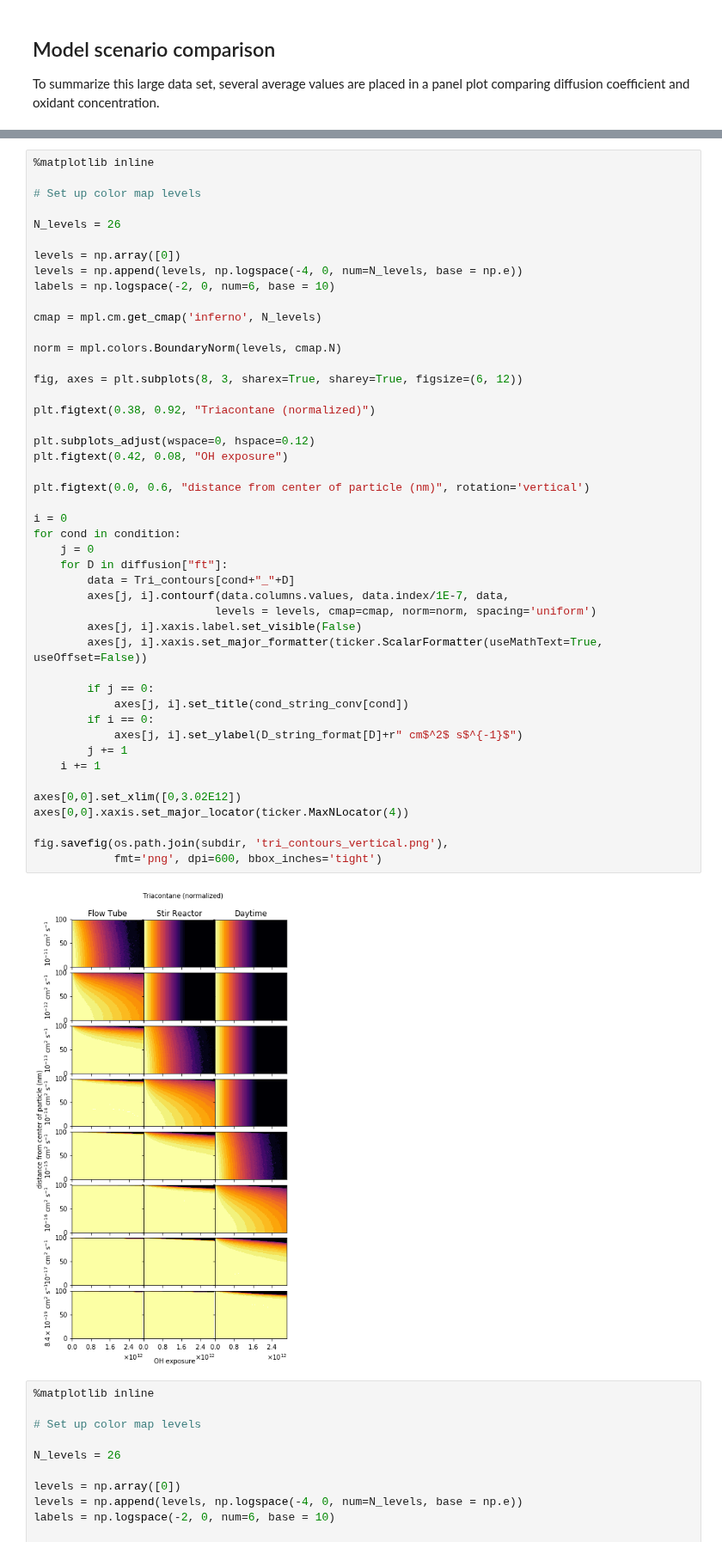
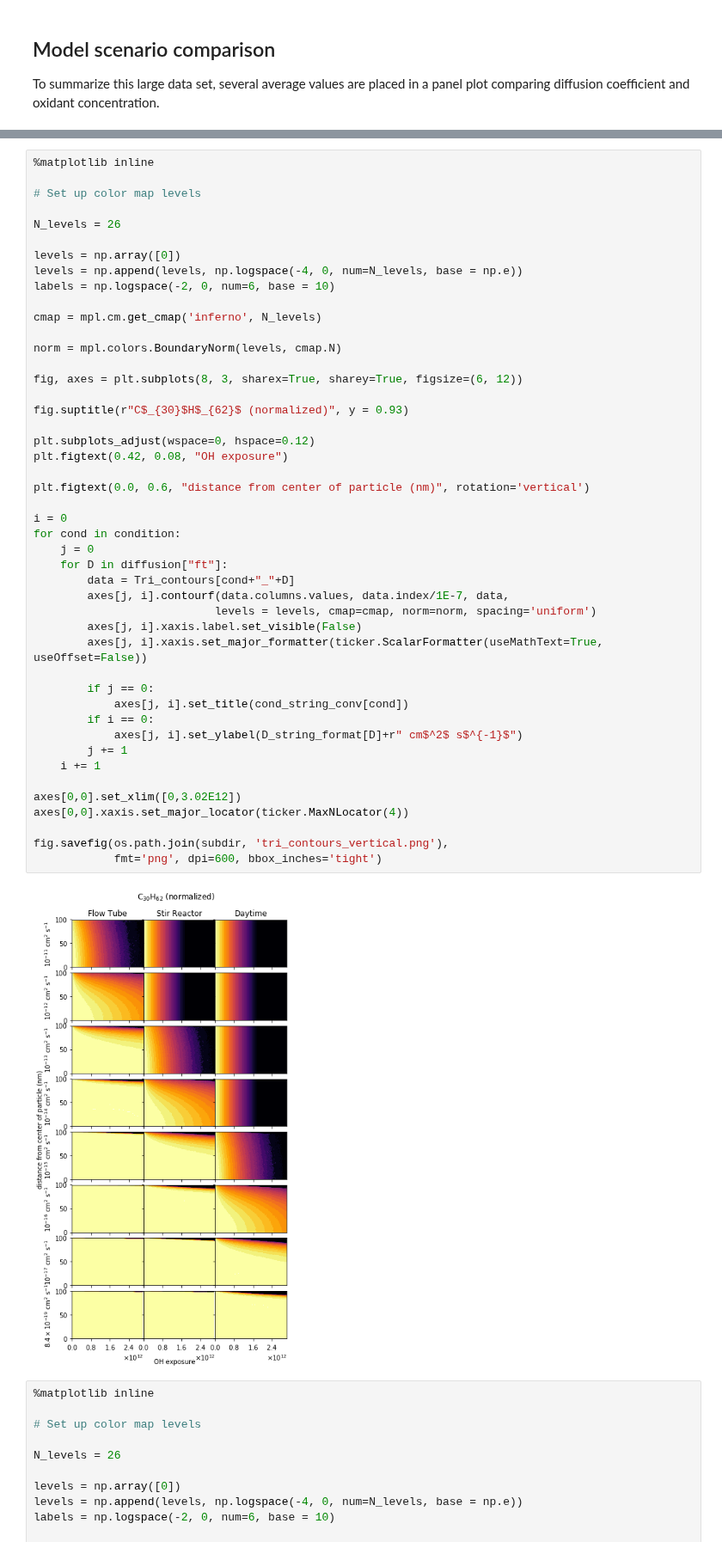
Before and after one commit to aawiegel/StackSimAnalysis, a Jupyter notebook: python/DiffusionSeries.ipynb, the cells around one changed output, grey strips where cells are left out. Shown at 86% size. Saved outputs shown, nothing was run; the diff lists cells and outputs as text.

```diff
--- a/python/DiffusionSeries.ipynb
+++ b/python/DiffusionSeries.ipynb
@@ -433,37 +433,37 @@ norm = mpl.colors.BoundaryNorm(levels, cmap.N)
 
 fig, axes = plt.subplots(8, 3, sharex=True, sharey=True, figsize=(6, 12))
 
-plt.figtext(0.38, 0.92, "Triacontane (normalized)")
+fig.suptitle(r"C$_{30}$H$_{62}$ (normalized)", y = 0.93)
 
 plt.subplots_adjust(wspace=0, hspace=0.12)
 plt.figtext(0.42, 0.08, "OH exposure")
 
 plt.figtext(0.0, 0.6, "distance from center of particle (nm)", rotation='vertical')
 
 i = 0
 for cond in condition:
     j = 0
     for D in diffusion["ft"]:
         data = Tri_contours[cond+"_"+D]
         axes[j, i].contourf(data.columns.values, data.index/1E-7, data,
                            levels = levels, cmap=cmap, norm=norm, spacing='uniform')
         axes[j, i].xaxis.label.set_visible(False)
         axes[j, i].xaxis.set_major_formatter(ticker.ScalarFormatter(useMathText=True, useOffset=False))
 
         if j == 0:
             axes[j, i].set_title(cond_string_conv[cond])
         if i == 0:
             axes[j, i].set_ylabel(D_string_format[D]+r" cm$^2$ s$^{-1}$")
         j += 1
     i += 1
 
 axes[0,0].set_xlim([0,3.02E12])
 axes[0,0].xaxis.set_major_locator(ticker.MaxNLocator(4))
 
 fig.savefig(os.path.join(subdir, 'tri_contours_vertical.png'),
             fmt='png', dpi=600, bbox_inches='tight')
 # %% [output]
-[figure, old version]
+[figure, new version]
 # %%
 %matplotlib inline
 
```
Also changed, not shown: parts of 3 cells of this notebook, 1 other file.
